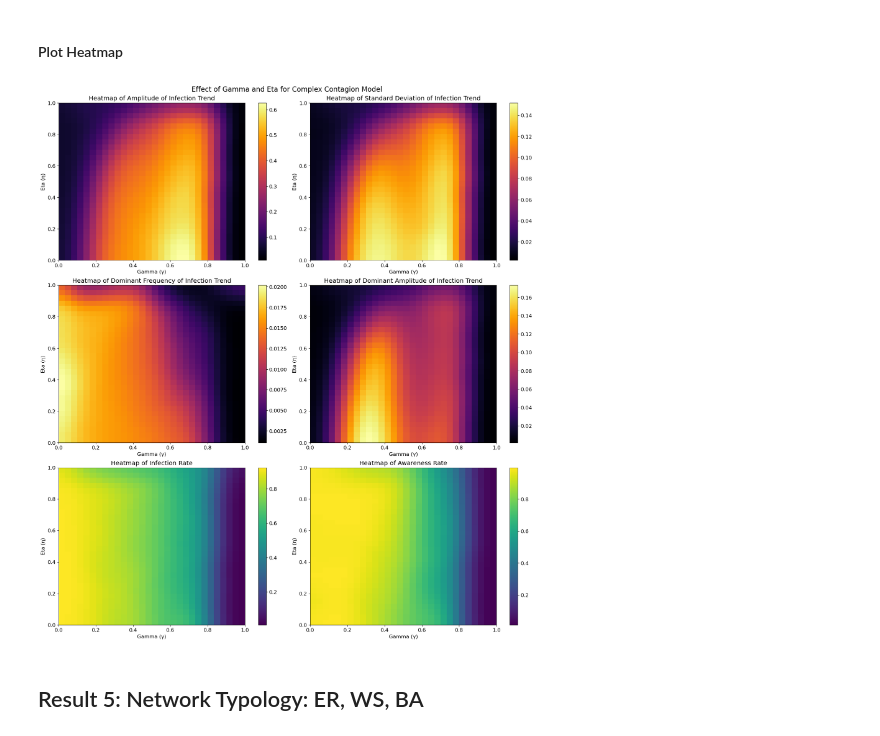
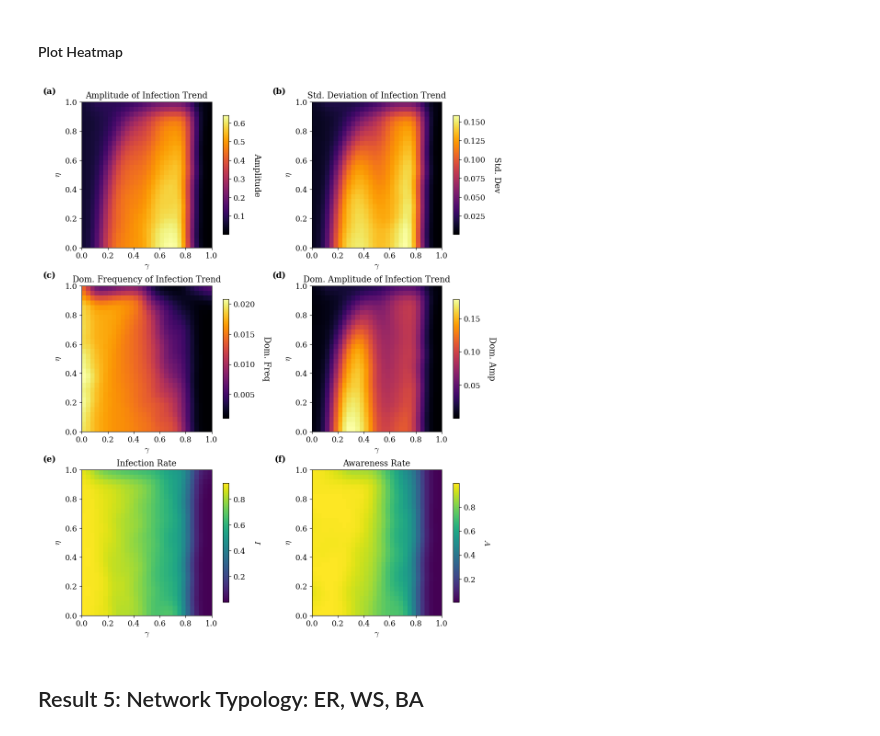
Before and after one commit to shengfuw/Epidemic-Behavior-Interaction-Model, a Jupyter notebook: main.ipynb, the cells around one changed output. Cells and saved outputs as stored; diff of their text form; code cells hidden in the pictures.

```diff
--- a/main.ipynb
+++ b/main.ipynb
@@ -859,27 +908,35 @@ Total combinations: 900
 # %% [markdown]
 #### Plot Heatmap
 # %%
-fig, axs = plt.subplots(3, 2, constrained_layout=True, figsize=(16, 18))
-axs = axs.flatten()
-fig.suptitle("Effect of Gamma and Eta for Complex Contagion Model", fontsize=16)
-
+# Load data
 final_infect = pd.read_csv("../results/gammaEta_final_infect.csv", index_col=0)
 final_aware = pd.read_csv("../results/gammaEta_final_aware.csv", index_col=0)
 amp = pd.read_csv("../results/gammaEta_amp.csv", index_col=0)
 sd = pd.read_csv("../results/gammaEta_sd.csv", index_col=0)
 seq_freq = pd.read_csv("../results/gammaEta_seq_freq.csv", index_col=0)
 seq_amp = pd.read_csv("../results/gammaEta_seq_amp.csv", index_col=0)
 
-plot_heatmap(amp, 'Amplitude of Infection Trend', xlabel='Gamma (γ)', ylabel='Eta (η)', fig=fig, ax=axs[0])
-plot_heatmap(sd, 'Standard Deviation of Infection Trend', xlabel='Gamma (γ)', ylabel='Eta (η)', fig=fig, ax=axs[1])
-plot_heatmap(seq_freq, 'Dominant Frequency of Infection Trend', xlabel='Gamma (γ)', ylabel='Eta (η)', fig=fig, ax=axs[2])
-plot_heatmap(seq_amp, 'Dominant Amplitude of Infection Trend', xlabel='Gamma (γ)', ylabel='Eta (η)', fig=fig, ax=axs[3])
-plot_heatmap(final_infect, 'Infection Rate', xlabel='Gamma (γ)', ylabel='Eta (η)', fig=fig, ax=axs[4], cmap='viridis')
-plot_heatmap(final_aware, 'Awareness Rate',xlabel='Gamma (γ)', ylabel='Eta (η)', fig=fig, ax=axs[5], cmap='viridis')
+# Plotting
+fig, axs = plt.subplots(3, 2, figsize=(10, 12), constrained_layout=True, gridspec_kw={'hspace': -1, 'wspace': -.1})
+axs = axs.flatten()
+plot_heatmap(amp, 'Amplitude of Infection Trend', xlabel='\\gamma', ylabel='\\eta', fig=fig, ax=axs[0], subplot_label='a', label=r"Amplitude")
+plot_heatmap(sd, 'Std. Deviation of Infection Trend', xlabel='\\gamma', ylabel='\\eta', fig=fig, ax=axs[1], subplot_label='b', label=r"Std. Dev")
+plot_heatmap(seq_freq, 'Dom. Frequency of Infection Trend', xlabel='\\gamma', ylabel='\\eta', fig=fig, ax=axs[2], subplot_label='c', label=r"Dom. Freq")
+plot_heatmap(seq_amp, 'Dom. Amplitude of Infection Trend', xlabel='\\gamma', ylabel='\\eta', fig=fig, ax=axs[3], subplot_label='d', label=r"Dom. Amp")
+plot_heatmap(final_infect, 'Infection Rate', xlabel='\\gamma', ylabel='\\eta', fig=fig, ax=axs[4], subplot_label='e', cmap='viridis', label=r"$I$")
+plot_heatmap(final_aware, 'Awareness Rate', xlabel='\\gamma', ylabel='\\eta', fig=fig, ax=axs[5], subplot_label='f', cmap='viridis', label=r"$A$")
+
+# fig, axs = plt.subplots(2, 2, figsize=(10, 8), constrained_layout=True, gridspec_kw={'hspace': -1, 'wspace': -.1})
+# axs = axs.flatten()
+# plot_heatmap(amp, 'Amplitude of Infection Trend', xlabel='\\gamma', ylabel='\\eta', fig=fig, ax=axs[0], subplot_label='a', label=r"Amplitude")
+# plot_heatmap(seq_amp, 'Dom. Amp. of Infection Trend', xlabel='\\gamma', ylabel='\\eta', fig=fig, ax=axs[1], subplot_label='b', label=r"Dominant Amplitude")
+# plot_heatmap(final_infect, 'Infection Rate', xlabel='\\gamma', ylabel='\\eta', fig=fig, ax=axs[2], subplot_label='c', cmap='viridis', label=r"$I$")
+# plot_heatmap(final_aware, 'Awareness Rate', xlabel='\\gamma', ylabel='\\eta', fig=fig, ax=axs[3], subplot_label='d', cmap='viridis', label=r"$A$")
+
 plt.show()
 fig.savefig("../figures/gammaEta_heatmaps.png")
 # %% [output]
-[figure, old version]
+[figure, new version]
 # %% [markdown]
 ## Result 5: Network Typology: ER, WS, BA
 # %%
```
Also changed, not shown: parts of 8 cells of this notebook, 1 other file.
